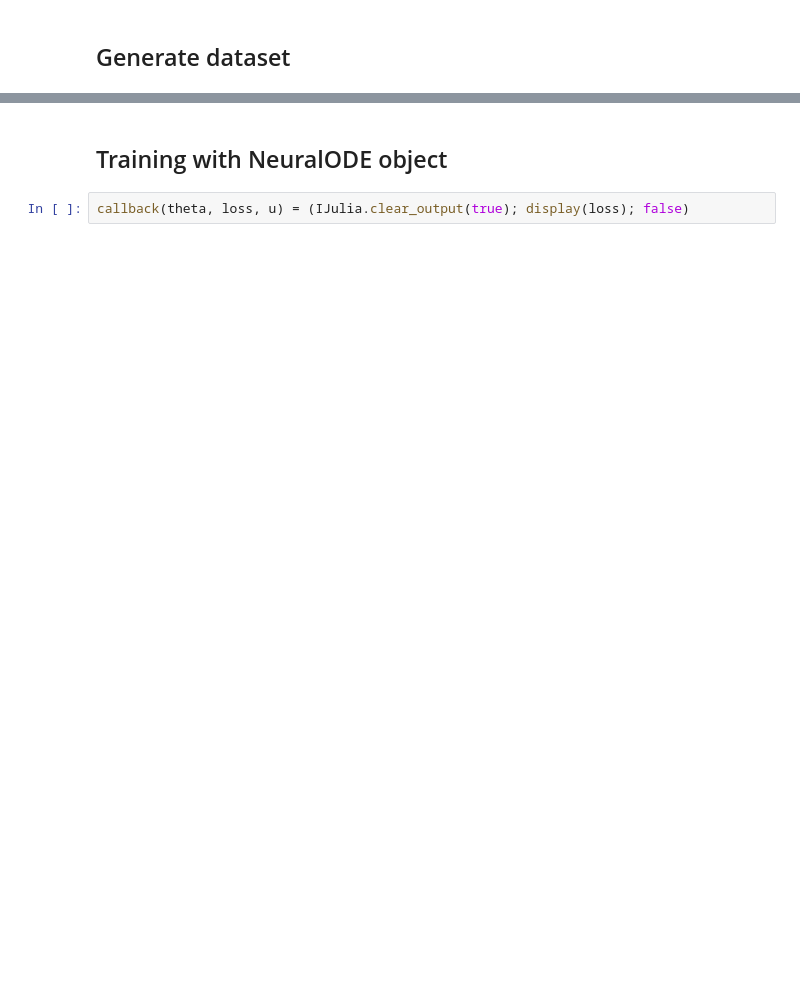
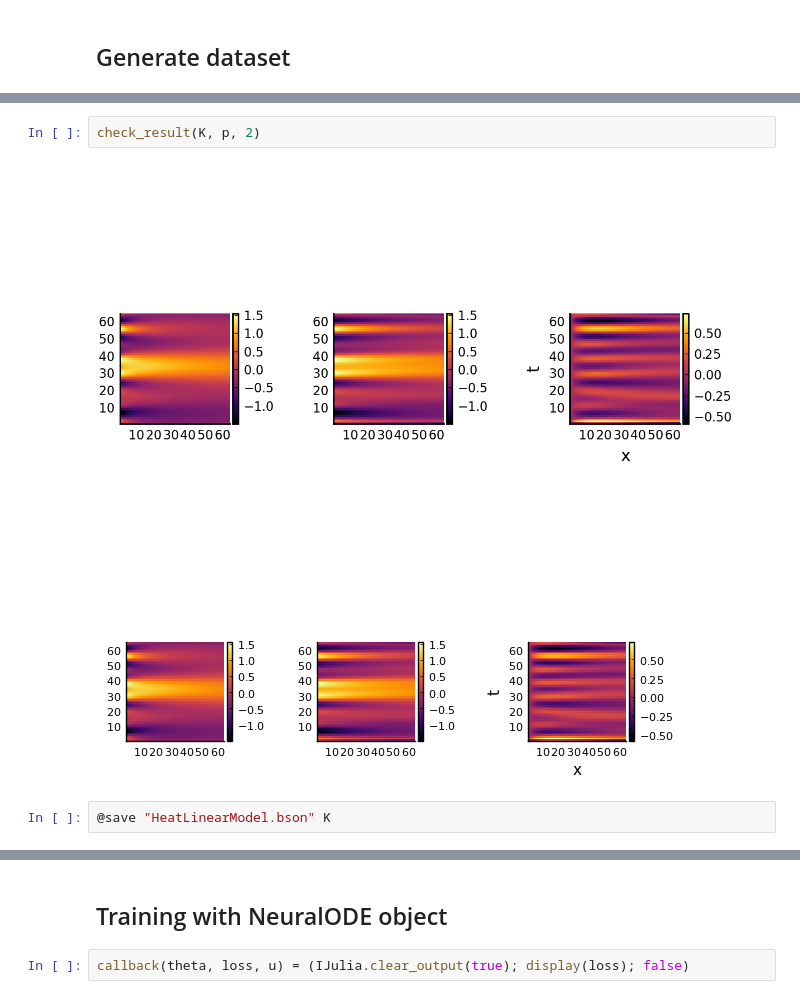
Before and after one commit to vdesgrange/closure-model, a Jupyter notebook: experiments/julia_src/neural_closure/heat_equation_neural_ode.ipynb, the cells around one changed output, grey strips where cells are left out. Saved outputs shown, nothing was run; the diff lists cells and outputs as text; blank space fills up the shorter version.

```diff
--- a/experiments/julia_src/neural_closure/heat_equation_neural_ode.ipynb
+++ b/experiments/julia_src/neural_closure/heat_equation_neural_ode.ipynb
@@ -184 +255,8 @@ LinRange{Float64}Matrix{Float64}Array{Float64, 3}0.4044569262357644
+# %%
+check_result(K, p, 2)
+# %% [output]
+[figure, added]
+[figure, added]
+# %%
+@save "HeatLinearModel.bson" K
 # %%
```
Also changed, not shown: parts of 41 cells of this notebook, 1 other file.
